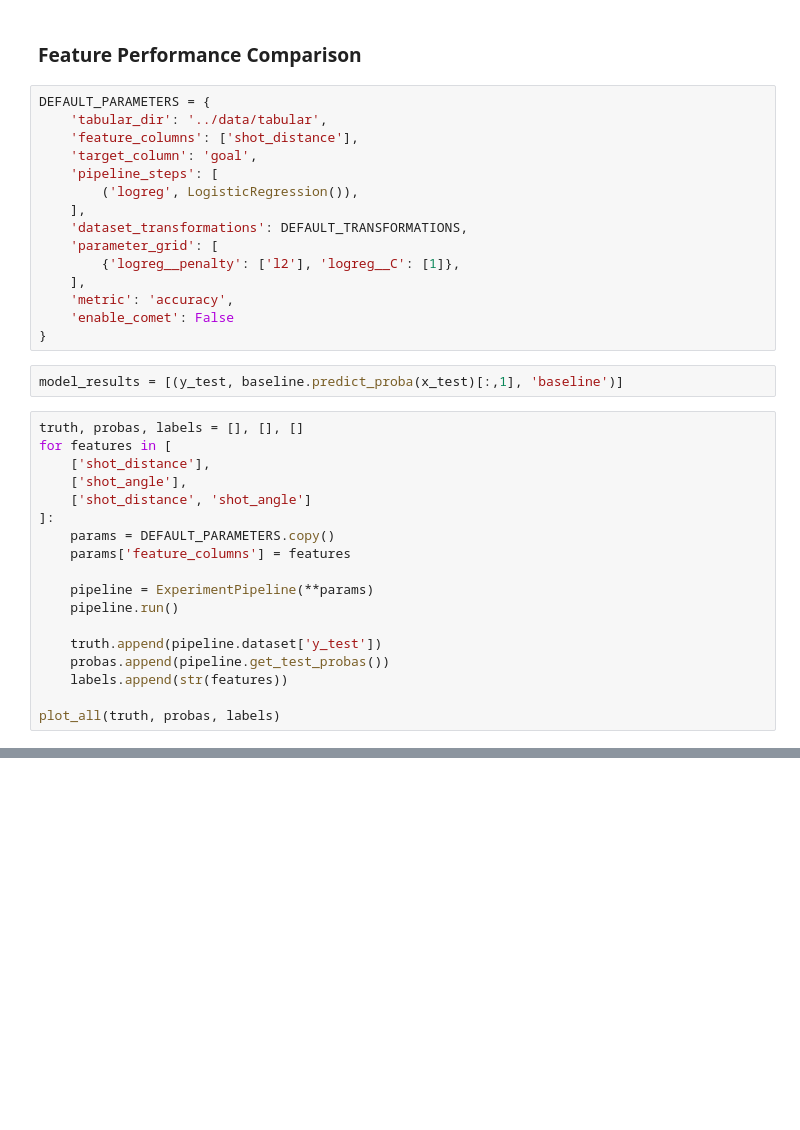
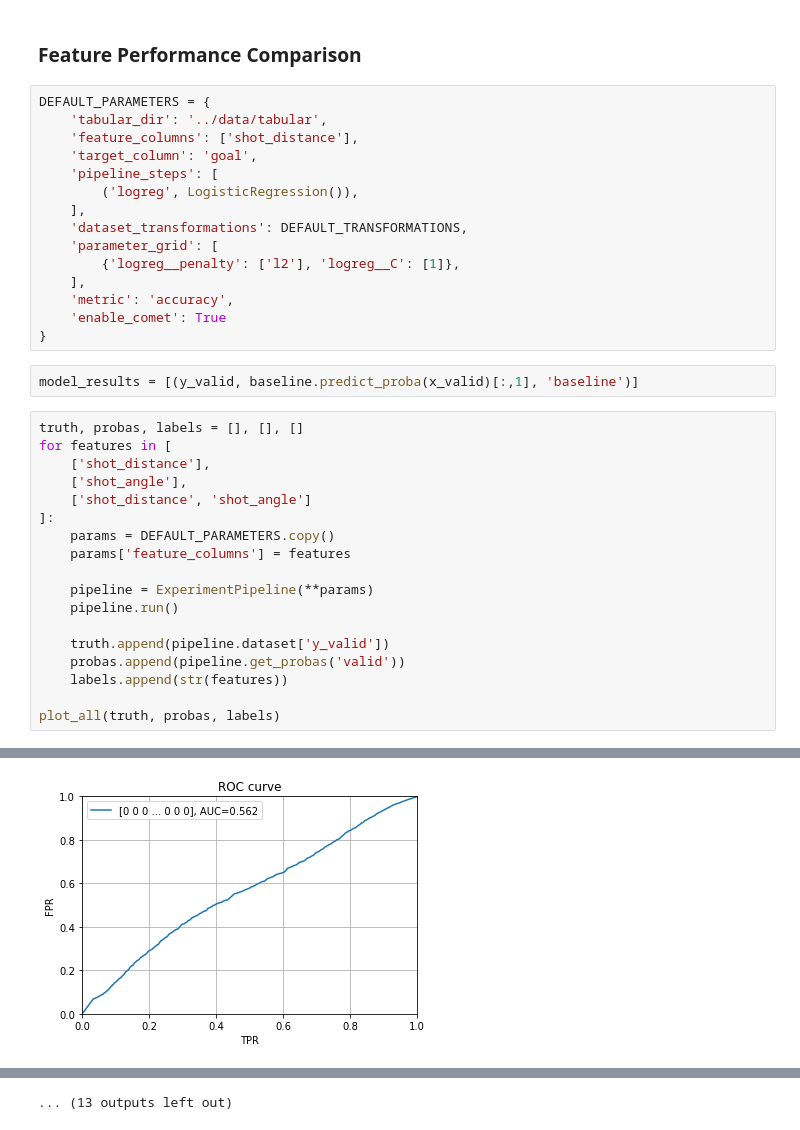
Before and after one commit to williamGlazer/IFT6758, a Jupyter notebook: notebooks/6.experiment_demo.ipynb, the cells around one changed output, grey strips where cells are left out. Drawn from its saved outputs; the diff is of its cells as text; blank space fills up the shorter version.

```diff
--- a/notebooks/6.experiment_demo.ipynb
+++ b/notebooks/6.experiment_demo.ipynb
@@ -173,10 +173,10 @@ DEFAULT_PARAMETERS = {
         {'logreg__penalty': ['l2'], 'logreg__C': [1]},
     ],
     'metric': 'accuracy',
-    'enable_comet': False
+    'enable_comet': True
 }
 # %%
-model_results = [(y_test, baseline.predict_proba(x_test)[:,1], 'baseline')]
+model_results = [(y_valid, baseline.predict_proba(x_valid)[:,1], 'baseline')]
 # %%
 truth, probas, labels = [], [], []
 for features in [
@@ -190,8 +190,8 @@ for features in [
     pipeline = ExperimentPipeline(**params)
     pipeline.run()
 
-    truth.append(pipeline.dataset['y_test'])
-    probas.append(pipeline.get_test_probas())
+    truth.append(pipeline.dataset['y_valid'])
+    probas.append(pipeline.get_probas('valid'))
     labels.append(str(features))
 
 plot_all(truth, probas, labels)
@@ -219,0 +271 @@ fetching dataframes from ../data/tabular
+[figure, added]
@@ -219,0 +274 @@ fetching dataframes from ../data/tabular
+... (13 outputs left out)
```
Also changed, not shown: parts of 8 cells of this notebook.
